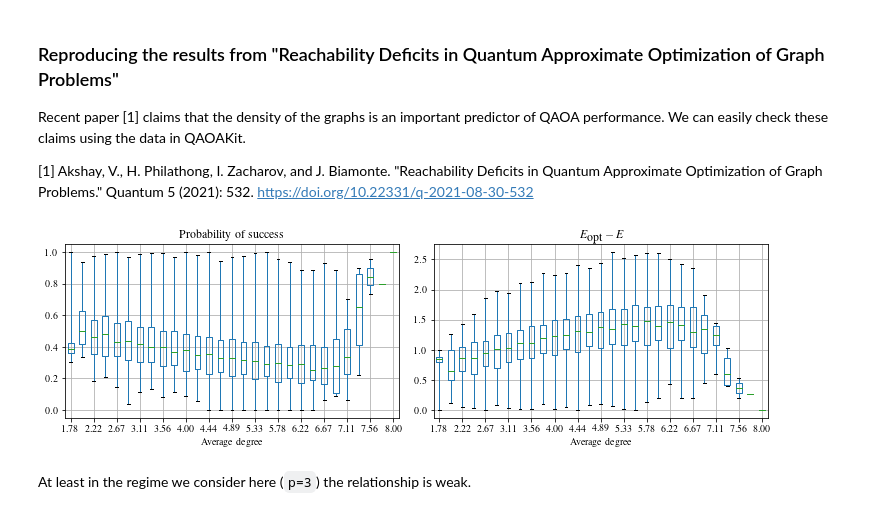
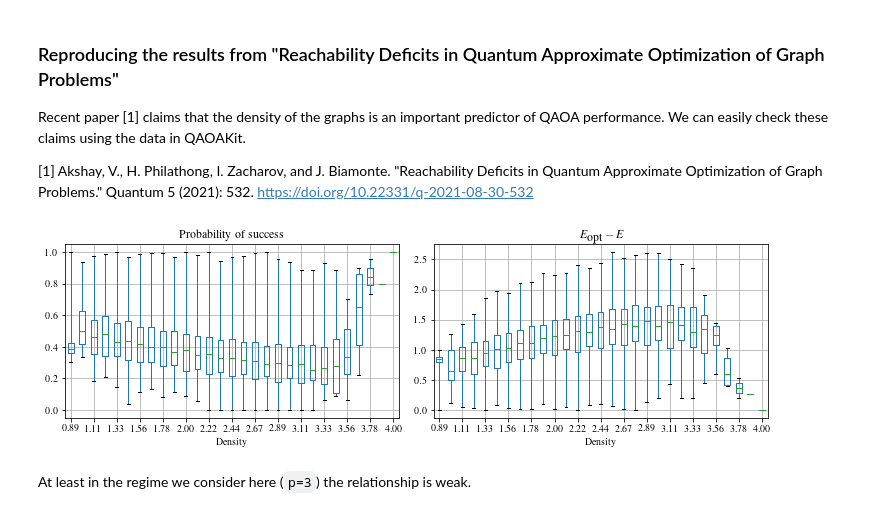
Before and after one commit to QAOAKit/QAOAKit, a Jupyter notebook: examples/performance.ipynb, the cells around one changed output. Drawn from its saved outputs; the diff is of its cells as text; code cells hidden in the pictures.

```diff
--- a/examples/performance.ipynb
+++ b/examples/performance.ipynb
@@ -83,24 +83,25 @@ df['$E_{\mbox{opt}} - E$'] = df['C_{true opt}'] - df['C_opt']
 # %%
 from matplotlib.ticker import FormatStrFormatter
 
 fig, ax = plt.subplots(1, 2, figsize=(1.5*6.92654, 6.92654/2))
 
-df[(df['p'] == 3) & (df['n'] == 9)].boxplot(column='pr(max)', by='Average degree', ax=ax[0], whis=(0,100))
-df[(df['p'] == 3) & (df['n'] == 9)].boxplot(column='$E_{\mbox{opt}} - E$', by='Average degree', ax=ax[1], whis=(0,100))
+df['Density'] = df['Average degree'] / 2
+df[(df['p'] == 3) & (df['n'] == 9)].boxplot(column='pr(max)', by='Density', ax=ax[0], whis=(0,100))
+df[(df['p'] == 3) & (df['n'] == 9)].boxplot(column='$E_{\mbox{opt}} - E$', by='Density', ax=ax[1], whis=(0,100))
 
 # make plots nice
 fig.suptitle('')
 ax[0].set_title('Probability of success')
 for x in ax:
     for label in x.get_xticklabels():
         text = f"{float(label.get_text()):.2f}"
         label.set_text(text)
     x.set_xticklabels(x.get_xticklabels())
     x.set_xticks(np.arange(1,30,2))
 fig.tight_layout()
 plt.savefig('reproduce_reachibility.pdf')
 # %% [output]
-[figure, old version]
+[figure, new version]
 # %% [markdown]
 At least in the regime we consider here (`p=3`) the relationship is weak.
 # %% [markdown]
```
